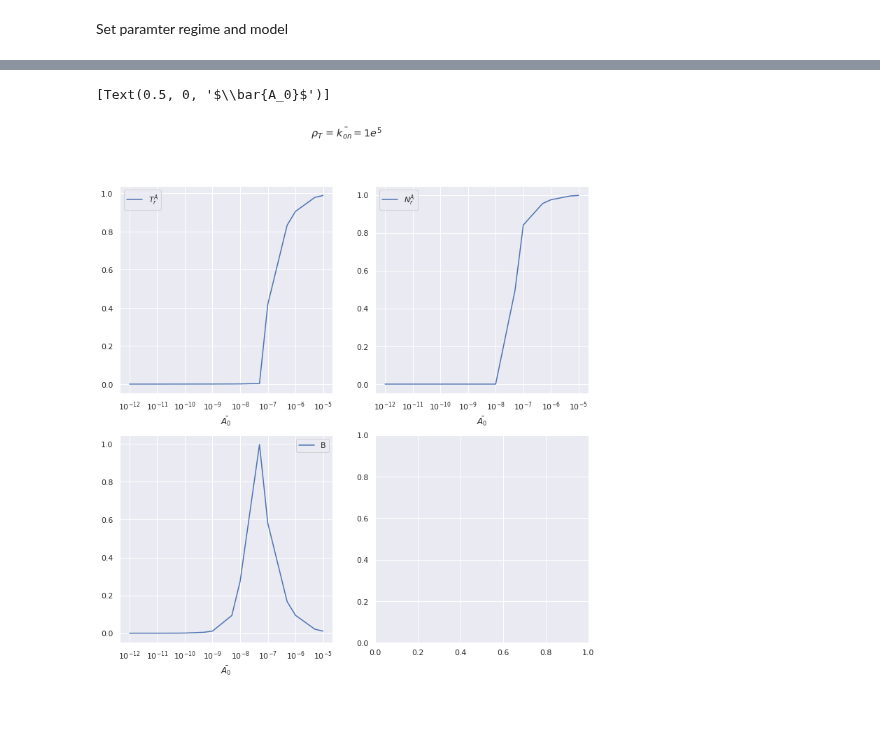
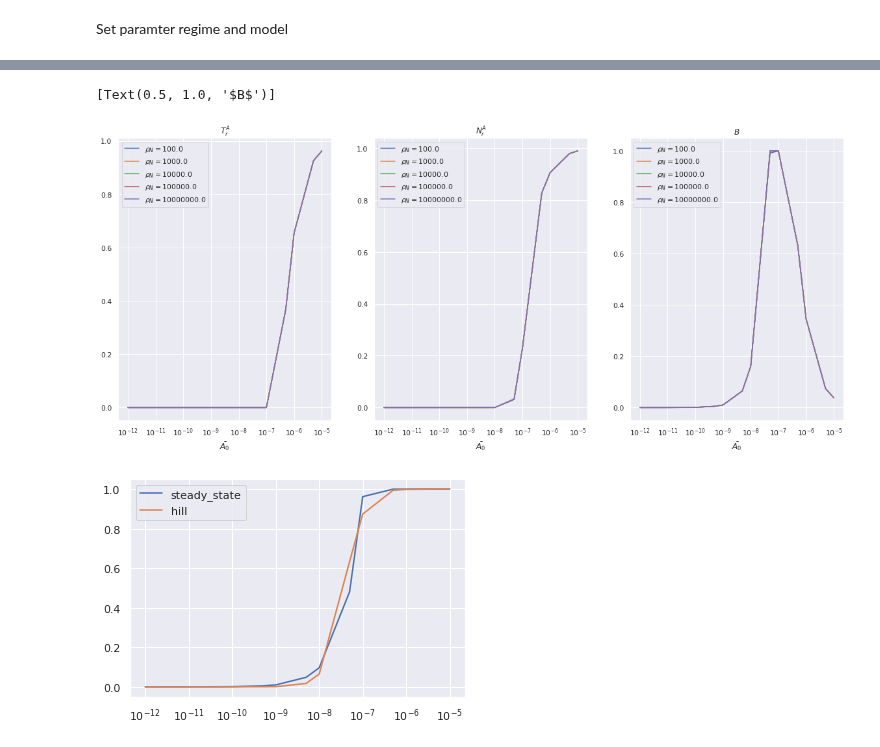
Before and after one commit to lukedtc/ADCC-Project, a Jupyter notebook: Notebooks/steady_states_single_complex_model.ipynb, the cells around one changed output, grey strips where cells are left out. Drawn from its saved outputs; the diff is of its cells as text; code cells hidden in the pictures; blank space fills up the shorter version.

```diff
--- a/Notebooks/steady_states_single_complex_model.ipynb
+++ b/Notebooks/steady_states_single_complex_model.ipynb
@@ -189,7 +189,7 @@ axs[1][1].set(xlabel = r'$\bar{A_0}$')
 def model_reduc(t, z):
 
     dT = (n_1*(1 - z[0] - z[2])*((mu_T) - z[0] - (z[1]/delta) - z[2])) + z[2] - (n_2*z[0]) -(v*(1 - z[1] - (delta*z[2]))*z[0])
-    dN =(v*(1 - z[1] - (delta*z[2]))*((mu_T) - z[0] - (z[1]/delta) - z[2])) + (n_2*delta*z[2]) - z[1] -(n_1*(1 - z[0] - z[2])*z[1])
+    dN =(v*(1 - z[1] - (delta*z[2]))*((mu_N) - (delta*z[0]) - z[1] - (delta*z[2]))) + (n_2*delta*z[2]) - z[1] -(n_1*(1 - z[0] - z[2])*z[1])
     dB = ((n_1/delta)*(1 - z[0] - z[2])*z[1]) + (v*(1 - z[1] - (delta*z[2]))*z[0]) - ((n_2 + 1)*z[2])
     dz = [dT, dN, dB]
 
@@ -239,18 +249,27 @@ for i, A_01 in enumerate(A0_array):
 # %%
-fig, axs = plt.subplots(2, 2, figsize=(12, 12))
+fig, axs = plt.subplots(1, 3, figsize=(20, 8))
 
 sns.set_theme()
-fig.suptitle(r'$\rho_T$ = $\bar{k_{on}} = 1e^5$')
+#fig.suptitle(r'$\rho_T$ = $\bar{k_{on}} = 1e^5$')
 
-axs[0][0].semilogx(A0_array, T_st, label = r'$T_r^A$')
-axs[0][1].semilogx(A0_array, N_st, label = r'$N_r^A$')
-axs[1][0].semilogx(A0_array, B_st, label = 'B')
-axs[0][0].legend(loc = 'best')
-axs[0][1].legend(loc = 'best')
-axs[1][0].legend(loc = 'best')
-axs[0][0].set(xlabel = r'$\bar{A_0}$')
-axs[0][1].set(xlabel = r'$\bar{A_0}$')
-axs[1][0].set(xlabel = r'$\bar{A_0}$')
+for i, k_on1 in enumerate(k_on1_array):
+
+    T_sts = T_sols[i]
+    N_sts = N_sols[i]
+    B_sts = B_sols[i]
+    axs[0].semilogx(A0_array, T_sts, label = r'$\rho_{N} = $' + str(k_on1))
+    axs[1].semilogx(A0_array, N_sts, label = r'$\rho_{N} = $' + str(k_on1))
+    axs[2].semilogx(A0_array, B_sts, label = r'$\rho_{N} = $' + str(k_on1))
+
+axs[0].legend(loc = 'best')
+axs[1].legend(loc = 'best')
+axs[2].legend(loc = 'best')
+axs[0].set(xlabel = r'$\bar{A_0}$')
+axs[1].set(xlabel = r'$\bar{A_0}$')
+axs[2].set(xlabel = r'$\bar{A_0}$')
+axs[0].set(title = r'$T_r^A$')
+axs[1].set(title = r'$N_r^A$')
+axs[2].set(title = r'$B$')
 # %% [output]
-[Text(0.5, 0, '$\\bar{A_0}$')]
+[Text(0.5, 1.0, '$B$')]
-[figure, old version]
+[figure, new version]
@@ -256,0 +288,13 @@ axs[1][0].set(xlabel = r'$\bar{A_0}$')
+# %%
+array1 = np.zeros(len(A0_array))
+array2 = np.zeros(len(A0_array))
+for i, elem in enumerate(A0_array):
+    array1[i] = T_steady_state(elem)
+    array2[i] = hill(elem)
+
+plt.semilogx(A0_array, array1, label = 'steady_state')
+plt.semilogx(A0_array, array2, label='hill')
+plt.legend()
+plt.show()
+# %% [output]
+[figure, added]
```
Also changed, not shown: parts of 7 cells of this notebook, 6 other files.
